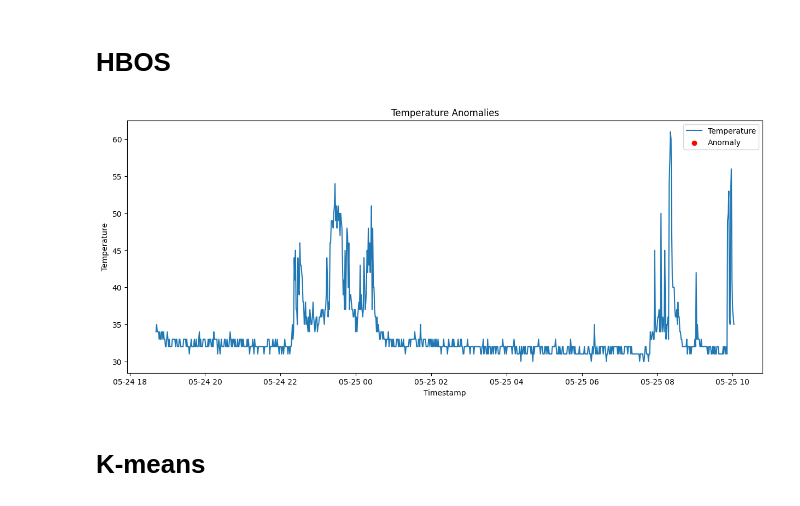
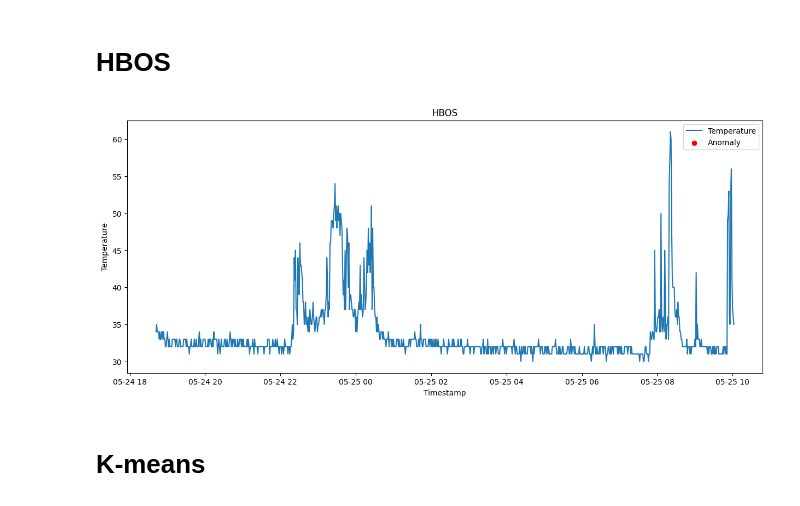
Before and after one commit to wiktorrudzki/MiW, a Jupyter notebook: initial.ipynb, the cells around one changed output. Saved outputs shown, nothing was run; the diff lists cells and outputs as text; code cells hidden in the pictures.

```diff
--- a/initial.ipynb
+++ b/initial.ipynb
@@ -84,17 +80,17 @@ show_anomaly_graph(data, title='Isolation Forest')
 # %%
 from pyod.models.hbos import HBOS
 
 data = pd.read_csv('./sysinfo.csv')
 data['timestamp'] = pd.to_datetime(data['timestamp'])
 
 model = HBOS(contamination=0.003)
 
 model.fit(data[["temperature"]])
 data["anomaly"] = model.predict(data[["temperature"]])
 
-show_anomaly_graph(data, title='Temperature Anomalies')
+show_anomaly_graph(data, title='HBOS')
 # %% [output]
-[figure, old version]
+[figure, new version]
 # %% [markdown]
 # K-means
 # %%
```
Also changed, not shown: parts of 5 cells of this notebook.
